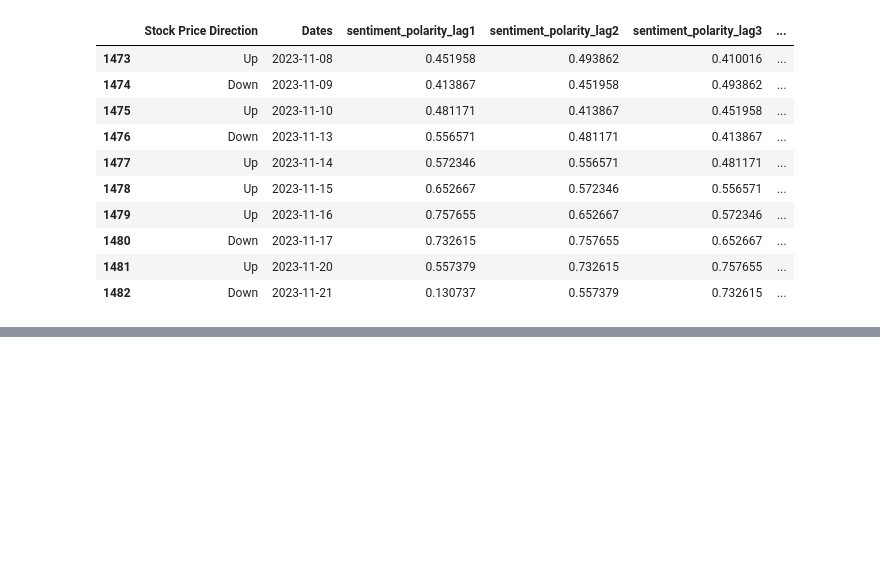
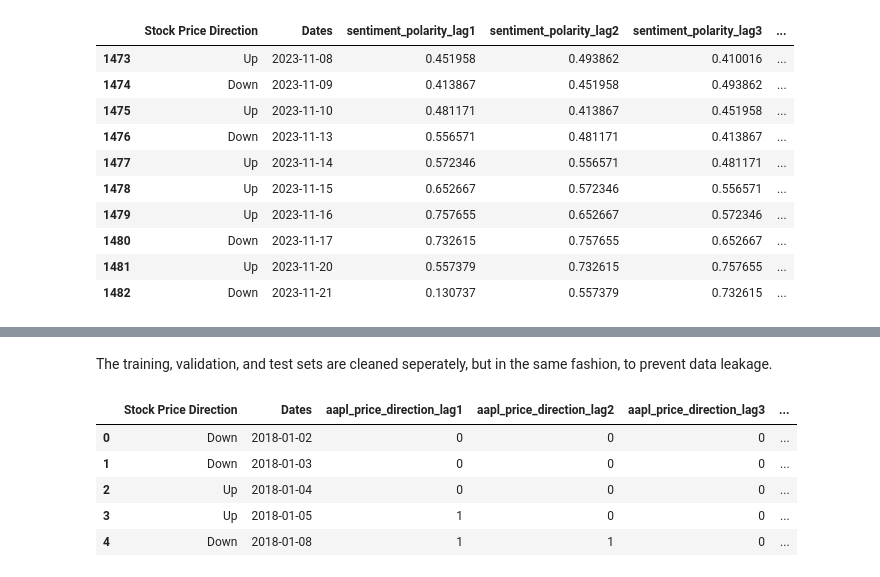
Before and after one commit to yvanlonginjr/market-sentiment-predictor, a Jupyter notebook: notebooks/Market_Sentiment_Predictor_Pipeline.ipynb, the cells around one changed output, grey strips where cells are left out. Cells and saved outputs as stored; diff of their text form; code cells hidden in the pictures; blank space fills up the shorter version.

Commit message:
Price dataset cleaning

```diff
--- a/notebooks/Market_Sentiment_Predictor_Pipeline.ipynb
+++ b/notebooks/Market_Sentiment_Predictor_Pipeline.ipynb
@@ -896,0 +905,44 @@ cleaned_test.head(10)
+# %%
+def price_cleaning(df_price: pd.DataFrame) -> pd.DataFrame:
+    df_price = df_price.copy()
+    df_price = df_price.sort_values("Dates")
+
+    # Create price lags
+    for i in range(1, 6):
+        df_price.loc[:, f"aapl_price_lag{i}"] = df_price["AAPL Share Price"].shift(i)
+
+    # Create direction lags (1 = Up, 0 = Down)
+    for i in range(1, 5):
+        df_price.loc[:, f"aapl_price_direction_lag{i}"] = (
+            (df_price[f"aapl_price_lag{i}"] - df_price[f"aapl_price_lag{i+1}"]) > 0
+        ).astype(int)
+
+    # Create target direction variable
+    df_price.loc[:, "Stock Price Direction"] = (
+        (df_price["AAPL Share Price"] - df_price["aapl_price_lag1"]) > 0
+    ).map({True: "Up", False: "Down"})
+
+    # Finalize columns
+    final_cols = [
+        "Stock Price Direction", "Dates",
+        "aapl_price_direction_lag1", "aapl_price_direction_lag2",
+        "aapl_price_direction_lag3", "aapl_price_direction_lag4"
+    ]
+    return df_price.loc[:, final_cols].reset_index(drop=True)
+# %% [markdown]
+The training, validation, and test sets are cleaned seperately, but in the same fashion, to prevent data leakage.
+# %%
+# Apply to training set
+cleaned_ts_train = price_cleaning(ts_train)
+
+# Apply to validation and test sets seperately to aviod data leakage
+cleaned_ts_val = price_cleaning(ts_val)
+cleaned_ts_test = price_cleaning(ts_test)
+cleaned_ts_train.head()
+# %% [output]
+|  | Stock Price Direction | Dates | aapl_price_direction_lag1 | aapl_price_direction_lag2 | aapl_price_direction_lag3 | ... |
+| 0 | Down | 2018-01-02 | 0 | 0 | 0 | ... |
+| 1 | Down | 2018-01-03 | 0 | 0 | 0 | ... |
+| 2 | Up | 2018-01-04 | 0 | 0 | 0 | ... |
+| 3 | Up | 2018-01-05 | 1 | 0 | 0 | ... |
+| 4 | Down | 2018-01-08 | 1 | 1 | 0 | ... |
```
Also changed, not shown: parts of 4 cells of this notebook.
